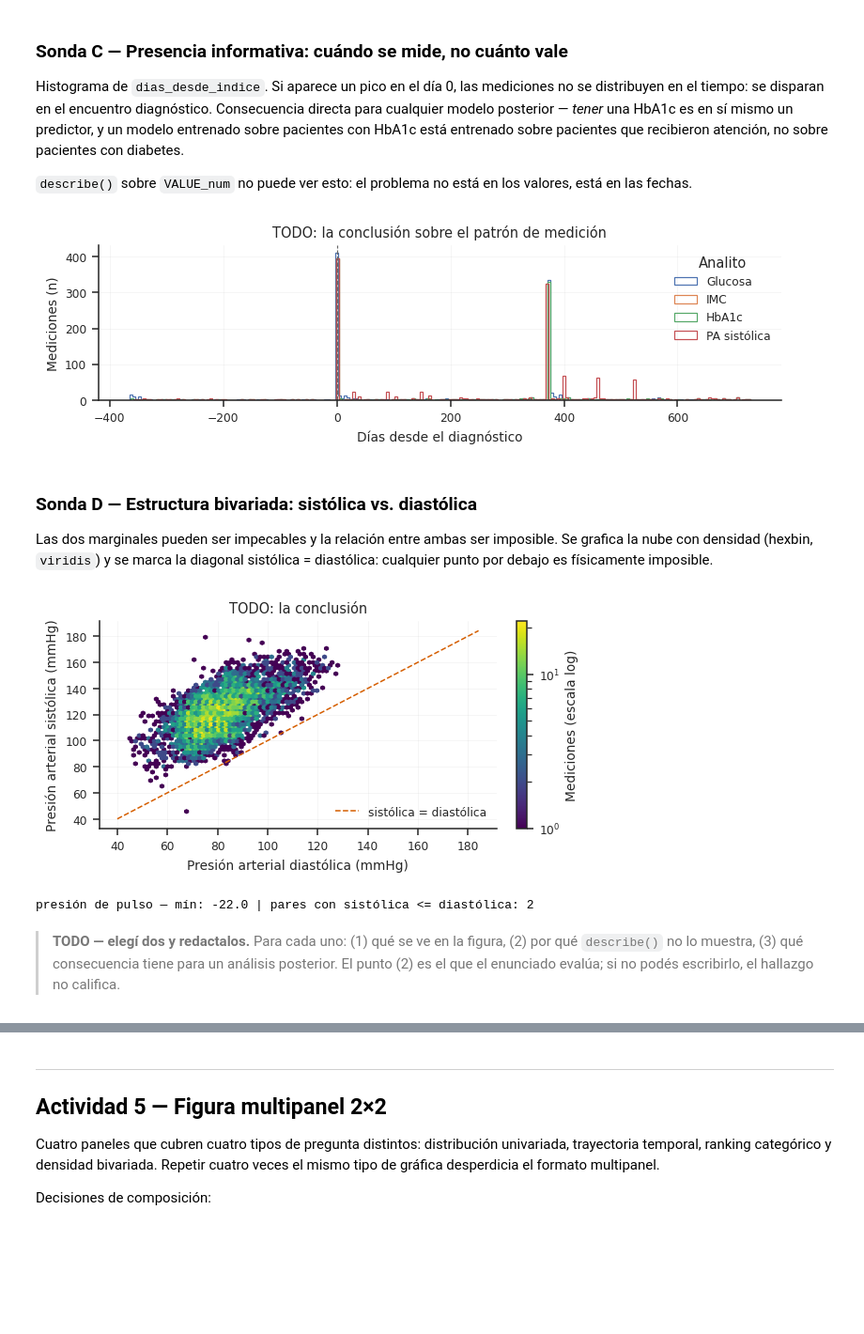
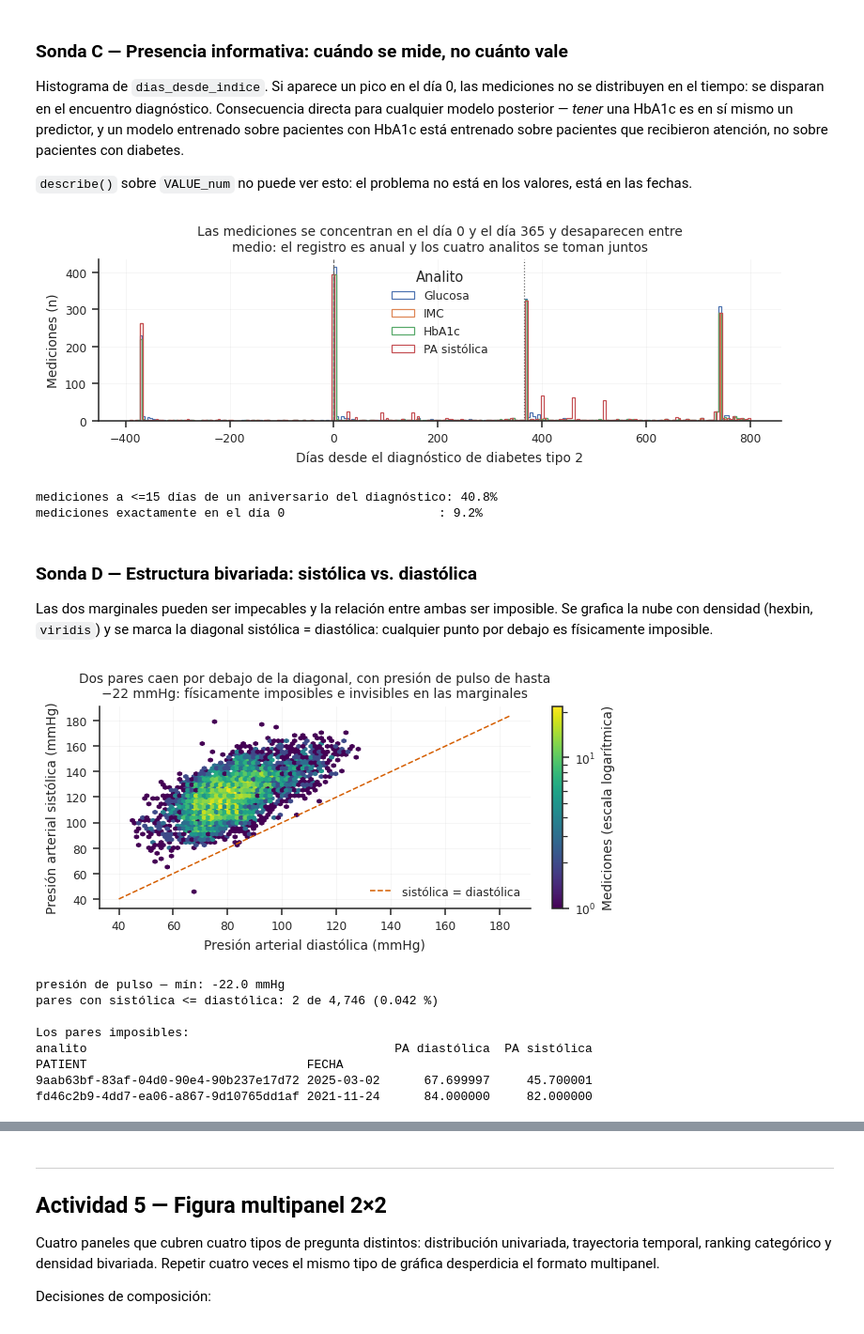
Before and after one commit to martinruhle/curso-ciencia-datos-2027-1, a Jupyter notebook: eda_cohorte.ipynb, the cells around one changed output, grey strips where cells are left out. Shown at 94% size. Drawn from its saved outputs; the diff is of its cells as text; code cells hidden in the pictures; blank space fills up the shorter version.

Commit message:
Actualización con errores corregidos hasta el final

```diff
--- a/eda_cohorte.ipynb
+++ b/eda_cohorte.ipynb
@@ -1162,15 +1519,21 @@ variabilidad dentro de una.
 # %%
-for analito in ['Talla', 'Peso', 'IMC']:
+for analito in ['Colesterol total', 'HDL', 'IMC', 'Talla']:
     s = num.loc[num['analito'] == analito, 'VALUE_num'].dropna()
     if s.empty:
         continue
-    fig, axes = plt.subplots(1, 2, figsize=(ANCHO_2COL, 1.9))
+    u = UNIDADES.get(analito, '')
+    fig, axes = plt.subplots(1, 2, figsize=(ANCHO_2COL, 2.0))
     axes[0].hist(s, bins=120, color=PALETA[0], edgecolor='none')
-    axes[0].axvline(s.mean(), color=PALETA[3], lw=1.2, label=f'media = {s.mean():.1f}')
-    axes[0].set_xlabel(analito); axes[0].set_ylabel('n'); axes[0].legend()
+    axes[0].axvline(s.mean(), color=PALETA[3], lw=1.2,
+                    label=f'media = {s.mean():.1f} {u}')
+    axes[0].set_xlabel(f'{analito} ({u})')
+    axes[0].set_ylabel('Mediciones (n)')
+    axes[0].legend()
     sns.ecdfplot(s, ax=axes[1], color=PALETA[2])
-    axes[1].set_xlabel(analito); axes[1].set_ylabel('Proporción acumulada')
-    fig.suptitle(f'{analito}: histograma (120 bins) y ECDF')
+    axes[1].set_xlabel(f'{analito} ({u})')
+    axes[1].set_ylabel('Proporción acumulada')
+    fig.suptitle(f'{analito}: histograma de 120 bins y ECDF', fontsize=9.5)
     plt.show()
-    print(analito, '→', s.describe().round(2).to_dict(), '\n')
+    print(f'{analito}: media={s.mean():.2f} DE={s.std():.2f} '
+          f'mediana={s.median():.2f} n={len(s):,}\n')
 # %% [output]
@@ -1216,22 +1605,35 @@ atención, no sobre pacientes con diabetes.
 `describe()` sobre `VALUE_num` no puede ver esto: el problema no está en los valores,
 está en las fechas.
 # %%
-sub = obs_c[obs_c['dias_desde_indice'].between(-365, 730)]
+sub = obs_c[obs_c['dias_desde_indice'].between(-400, 800)]
 
-fig, ax = plt.subplots(figsize=(ANCHO_2COL, 2.2))
-for i, (analito, d) in enumerate(sub.groupby('analito', observed=True)):
+fig, ax = plt.subplots(figsize=(ANCHO_2COL, 2.4))
+for analito, d in sub.groupby('analito', observed=True):
     if analito not in ('HbA1c', 'Glucosa', 'PA sistólica', 'IMC'):
         continue
-    ax.hist(d['dias_desde_indice'], bins=220, histtype='step', lw=1.1,
+    ax.hist(d['dias_desde_indice'], bins=240, histtype='step', lw=1.1,
             label=str(analito))
 ax.axvline(0, color='0.4', ls='--', lw=0.8)
-ax.set_xlabel('Días desde el diagnóstico')
+ax.axvline(365, color='0.4', ls=':', lw=0.8)
+ax.set_xlabel('Días desde el diagnóstico de diabetes tipo 2')
 ax.set_ylabel('Mediciones (n)')
 ax.legend(title='Analito')
-ax.set_title('TODO: la conclusión sobre el patrón de medición')
+ax.set_title('Las mediciones se concentran en el día 0 y el día 365 y desaparecen entre\n'
+             'medio: el registro es anual y los cuatro analitos se toman juntos',
+             fontsize=9)
 plt.show()
+
+# Cuantificación del patrón: qué fracción cae a menos de 15 días de un múltiplo de 365
+d = obs_c['dias_desde_indice']
+dist = (d % 365).where((d % 365) <= 182, 365 - (d % 365))
+print('mediciones a <=15 días de un aniversario del diagnóstico:',
+      f'{(dist.abs() <= 15).mean():.1%}')
+print('mediciones exactamente en el día 0                     :',
+      f'{(d == 0).mean():.1%}')
 # %% [output]
-[figure, old version]
+[figure, new version]
+mediciones a <=15 días de un aniversario del diagnóstico: 40.8%
+mediciones exactamente en el día 0                     : 9.2%
 # %% [markdown]
 ### Sonda D — Estructura bivariada: sistólica vs. diastólica
 
@@ -1244,7 +1646,7 @@ pa = (obs_c[obs_c['analito'].isin(['PA sistólica', 'PA diastólica'])]
                    values='VALUE_num', aggfunc='max', observed=True)
       .dropna())
 
-fig, ax = plt.subplots(figsize=(ANCHO_1COL * 1.5, 2.7))
+fig, ax = plt.subplots(figsize=(ANCHO_1COL * 1.6, 2.8))
 hb2 = ax.hexbin(pa['PA diastólica'], pa['PA sistólica'],
                 gridsize=55, cmap=CMAP, bins='log', mincnt=1)
 lim = [pa.min().min() - 5, pa.max().max() + 5]
@@ -1252,18 +1654,25 @@ ax.plot(lim, lim, color=PALETA[3], lw=1, ls='--', label='sistólica = diastólic
 ax.set_xlabel('Presión arterial diastólica (mmHg)')
 ax.set_ylabel('Presión arterial sistólica (mmHg)')
 ax.legend(loc='lower right')
-fig.colorbar(hb2, ax=ax, label='Mediciones (escala log)')
-ax.set_title('TODO: la conclusión')
+fig.colorbar(hb2, ax=ax, label='Mediciones (escala logarítmica)')
+ax.set_title('Dos pares caen por debajo de la diagonal, con presión de pulso de hasta\n'
+             '−22 mmHg: físicamente imposibles e invisibles en las marginales',
+             fontsize=9)
 plt.show()
 
 pp = pa['PA sistólica'] - pa['PA diastólica']
-print('presión de pulso — mín:', round(pp.min(), 1),
-      '| pares con sistólica <= diastólica:', int((pp <= 0).sum()))
+print('presión de pulso — mín:', round(float(pp.min()), 1), 'mmHg')
+print('pares con sistólica <= diastólica:', int((pp <= 0).sum()),
+      f'de {len(pa):,} ({100 * (pp <= 0).mean():.3f} %)')
+print('\nLos pares imposibles:')
+print(pa[pp <= 0].round(1).to_string())
 # %% [output]
-[figure, old version]
+[figure, new version]
-presión de pulso — mín: -22.0 | pares con sistólica <= diastólica: 2
+presión de pulso — mín: -22.0 mmHg
+pares con sistólica <= diastólica: 2 de 4,746 (0.042 %)
+
+Los pares imposibles:
+analito                                          PA diastólica  PA sistólica
+PATIENT                              FECHA
+9aab63bf-83af-04d0-90e4-90b237e17d72 2025-03-02      67.699997     45.700001
+fd46c2b9-4dd7-ea06-a867-9d10765dd1af 2021-11-24      84.000000     82.000000
-# %% [markdown]
-> **TODO — elegí dos y redactalos.** Para cada uno: (1) qué se ve en la figura, (2) por
-> qué `describe()` no lo muestra, (3) qué consecuencia tiene para un análisis posterior.
-> El punto (2) es el que el enunciado evalúa; si no podés escribirlo, el hallazgo no
-> califica.
```
Also changed, not shown: parts of 59 cells of this notebook.
